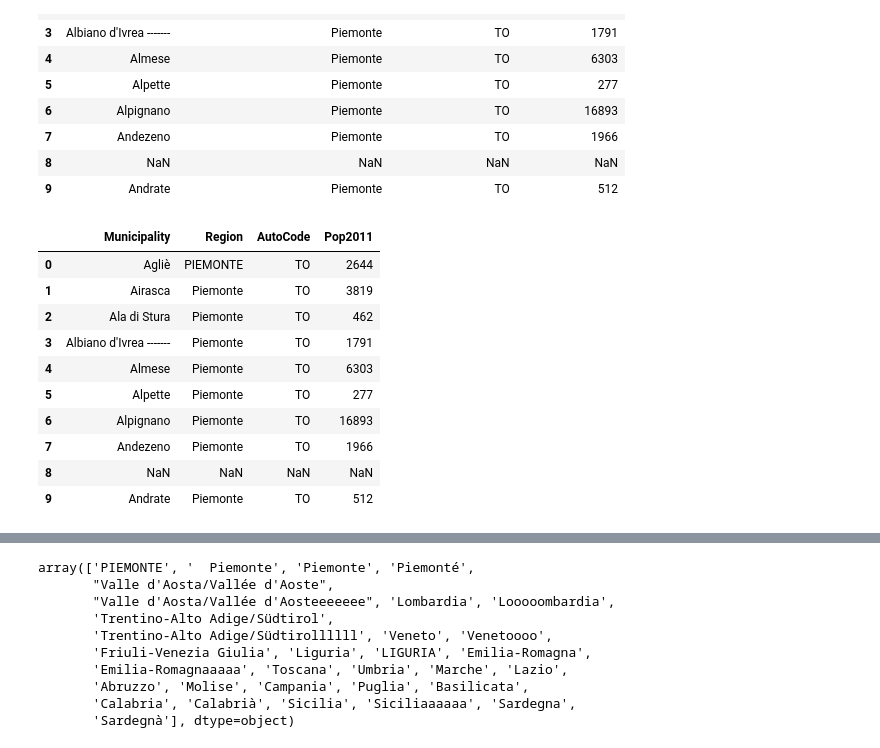
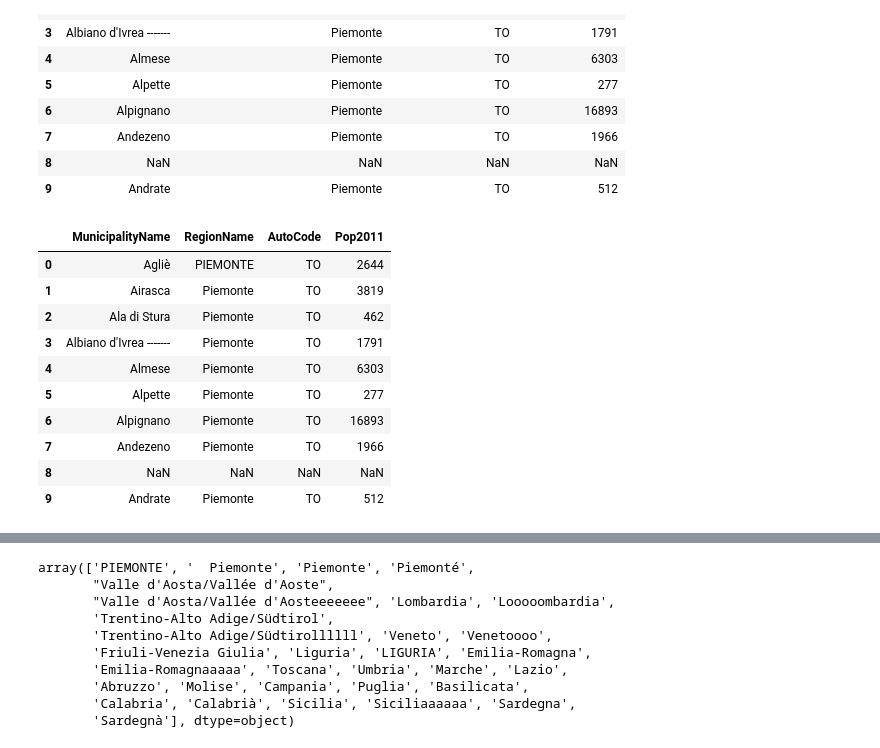
Before and after one commit to GZhorzholiani/Module_4_assignment, a Jupyter notebook: Cleaned_data/italian_municipalities.ipynb, the cells around one changed output, grey strips where cells are left out. Cells and saved outputs as stored; diff of their text form; code cells hidden in the pictures.

```diff
--- a/Cleaned_data/italian_municipalities.ipynb
+++ b/Cleaned_data/italian_municipalities.ipynb
@@ -79,13 +81,14 @@ df_it_mun.head(10)
 | 8 | NaN | NaN | NaN | NaN |
 | 9 | Andrate | Piemonte | TO | 512 |
 # %%
-df_it_mun.columns.values[0] = "Municipality"  # Rename first column
-df_it_mun.columns.values[1] = "Region"
+# Rename columns
+df_it_mun.columns.values[0] = "MunicipalityName"
+df_it_mun.columns.values[1] = "RegionName"
 df_it_mun.columns.values[2] = "AutoCode"
 df_it_mun.columns.values[3] = "Pop2011"
 df_it_mun.head(10)
 # %% [output]
-|  | Municipality | Region | AutoCode | Pop2011 |
+|  | MunicipalityName | RegionName | AutoCode | Pop2011 |
 | 0 | Agliè | PIEMONTE | TO | 2644 |
 | 1 | Airasca | Piemonte | TO | 3819 |
 | 2 | Ala di Stura | Piemonte | TO | 462 |
```
Also changed, not shown: parts of 30 cells of this notebook, 7 other files.
